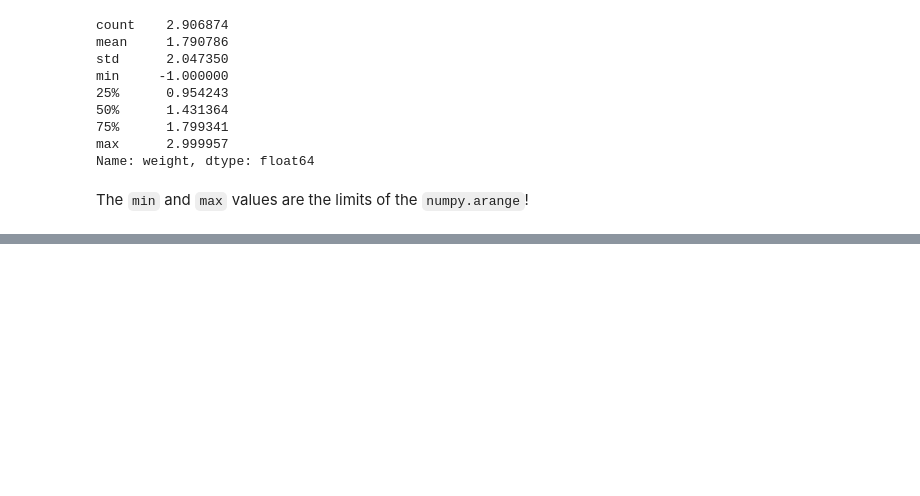
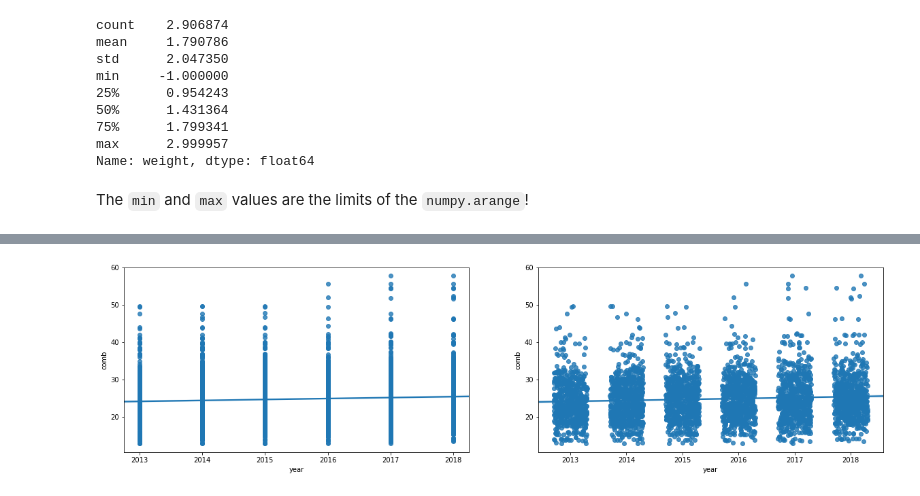
Before and after one commit to fabioueno/AIPPND, a Jupyter notebook: matplotlib-seaborn.ipynb, the cells around one changed output, grey strips where cells are left out. Cells and saved outputs as stored; diff of their text form; code cells hidden in the pictures; blank space fills up the shorter version.

```diff
--- a/matplotlib-seaborn.ipynb
+++ b/matplotlib-seaborn.ipynb
@@ -276,0 +308,10 @@ The `min` and `max` values are the limits of the `numpy.arange`!
+# %%
+plt.figure(figsize = [20, 5])
+
+plt.subplot(1, 2, 1)
+sns.regplot(data = fuel_econ, x = 'year', y = 'comb', truncate = False)
+
+plt.subplot(1, 2, 2)
+sns.regplot(data = fuel_econ, x = 'year', y = 'comb', truncate = False, x_jitter = 0.3);
+# %% [output]
+[figure, added]
```
Also changed, not shown: parts of 29 cells of this notebook, 1 other file.
